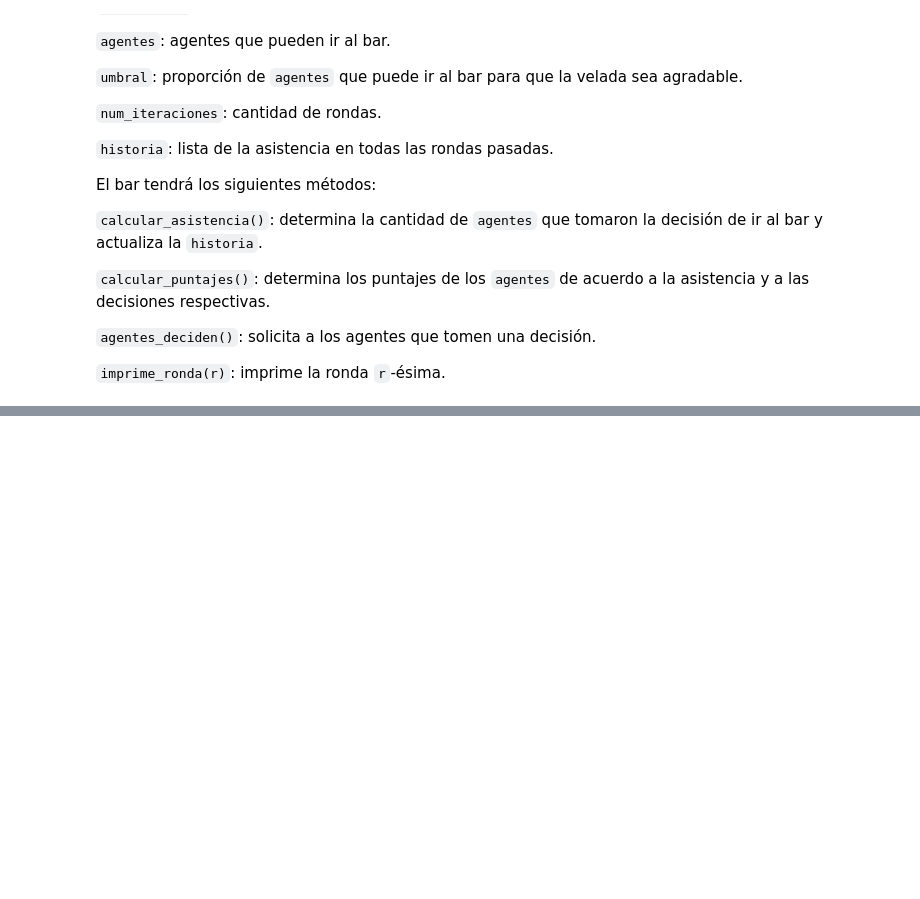
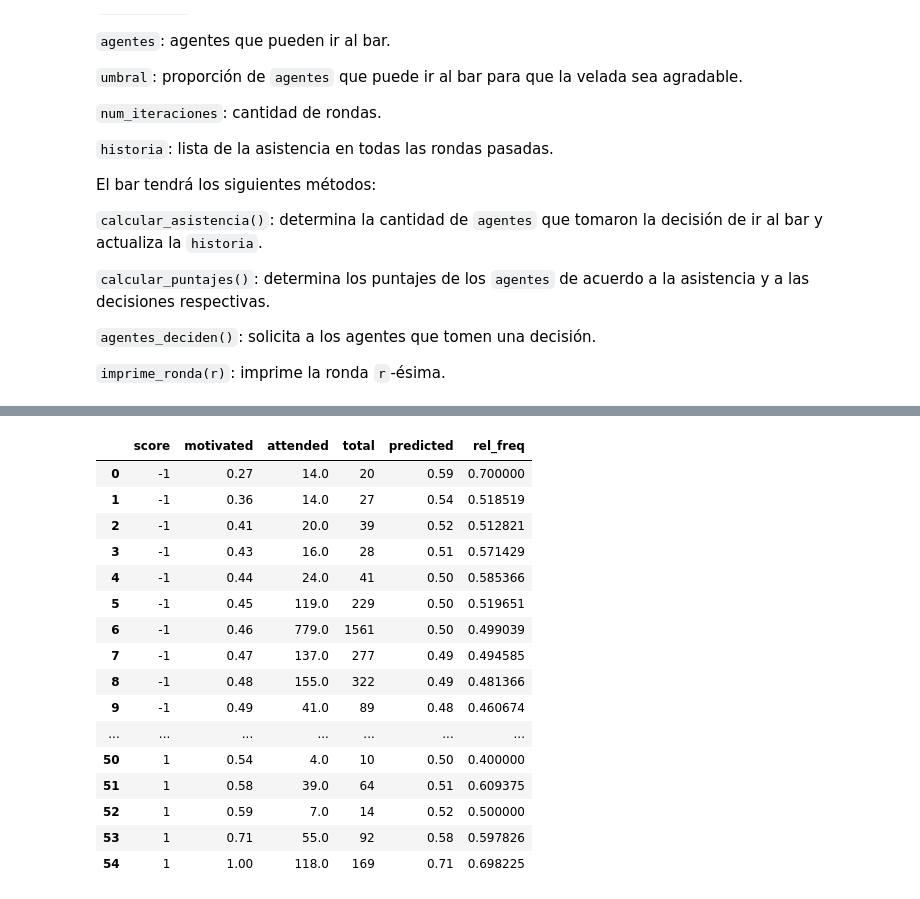
Before and after one commit to Slendercoder/SemilleroMSFS, a Jupyter notebook: Notebooks/ElFarol - rw.ipynb, the cells around one changed output, grey strips where cells are left out. Saved outputs shown, nothing was run; the diff lists cells and outputs as text; code cells hidden in the pictures; blank space fills up the shorter version.

```diff
--- a/Notebooks/ElFarol - rw.ipynb
+++ b/Notebooks/ElFarol - rw.ipynb
@@ -225,0 +333,5 @@ plt.show()
+# %%
+data_sim['score_lag'] = data_sim.groupby(['group', 'player'])['score'].shift(1)
+data_sim['motivated_lead'] = data_sim.groupby(['group', 'player'])['motivated'].shift(-1)
+data_sim['choice_lead'] = data_sim.groupby(['group', 'player'])['choice'].shift(-1)
+data_sim.head()
@@ -225,0 +345,8 @@ plt.show()
+# %%
+df = pd.DataFrame(data_sim.groupby(['score', 'motivated']).
+                  agg(attended=pd.NamedAgg(column="choice_lead", aggfunc="sum"),
+                      total=pd.NamedAgg(column="choice_lead", aggfunc="count"),
+                      predicted=pd.NamedAgg(column="motivated_lead", aggfunc="mean")
+                     ).
+                  reset_index())
+df.head()
@@ -225,0 +360,21 @@ plt.show()
+# %%
+df['rel_freq'] = df['attended']/df['total']
+df
+# %% [output]
+|  | score | motivated | attended | total | predicted | rel_freq |
+| 0 | -1 | 0.27 | 14.0 | 20 | 0.59 | 0.700000 |
+| 1 | -1 | 0.36 | 14.0 | 27 | 0.54 | 0.518519 |
+| 2 | -1 | 0.41 | 20.0 | 39 | 0.52 | 0.512821 |
+| 3 | -1 | 0.43 | 16.0 | 28 | 0.51 | 0.571429 |
+| 4 | -1 | 0.44 | 24.0 | 41 | 0.50 | 0.585366 |
+| 5 | -1 | 0.45 | 119.0 | 229 | 0.50 | 0.519651 |
+| 6 | -1 | 0.46 | 779.0 | 1561 | 0.50 | 0.499039 |
+| 7 | -1 | 0.47 | 137.0 | 277 | 0.49 | 0.494585 |
+| 8 | -1 | 0.48 | 155.0 | 322 | 0.49 | 0.481366 |
+| 9 | -1 | 0.49 | 41.0 | 89 | 0.48 | 0.460674 |
+| ... | ... | ... | ... | ... | ... | ... |
+| 50 | 1 | 0.54 | 4.0 | 10 | 0.50 | 0.400000 |
+| 51 | 1 | 0.58 | 39.0 | 64 | 0.51 | 0.609375 |
+| 52 | 1 | 0.59 | 7.0 | 14 | 0.52 | 0.500000 |
+| 53 | 1 | 0.71 | 55.0 | 92 | 0.58 | 0.597826 |
+| 54 | 1 | 1.00 | 118.0 | 169 | 0.71 | 0.698225 |
```
Also changed, not shown: parts of 16 cells of this notebook, 3 other files.
